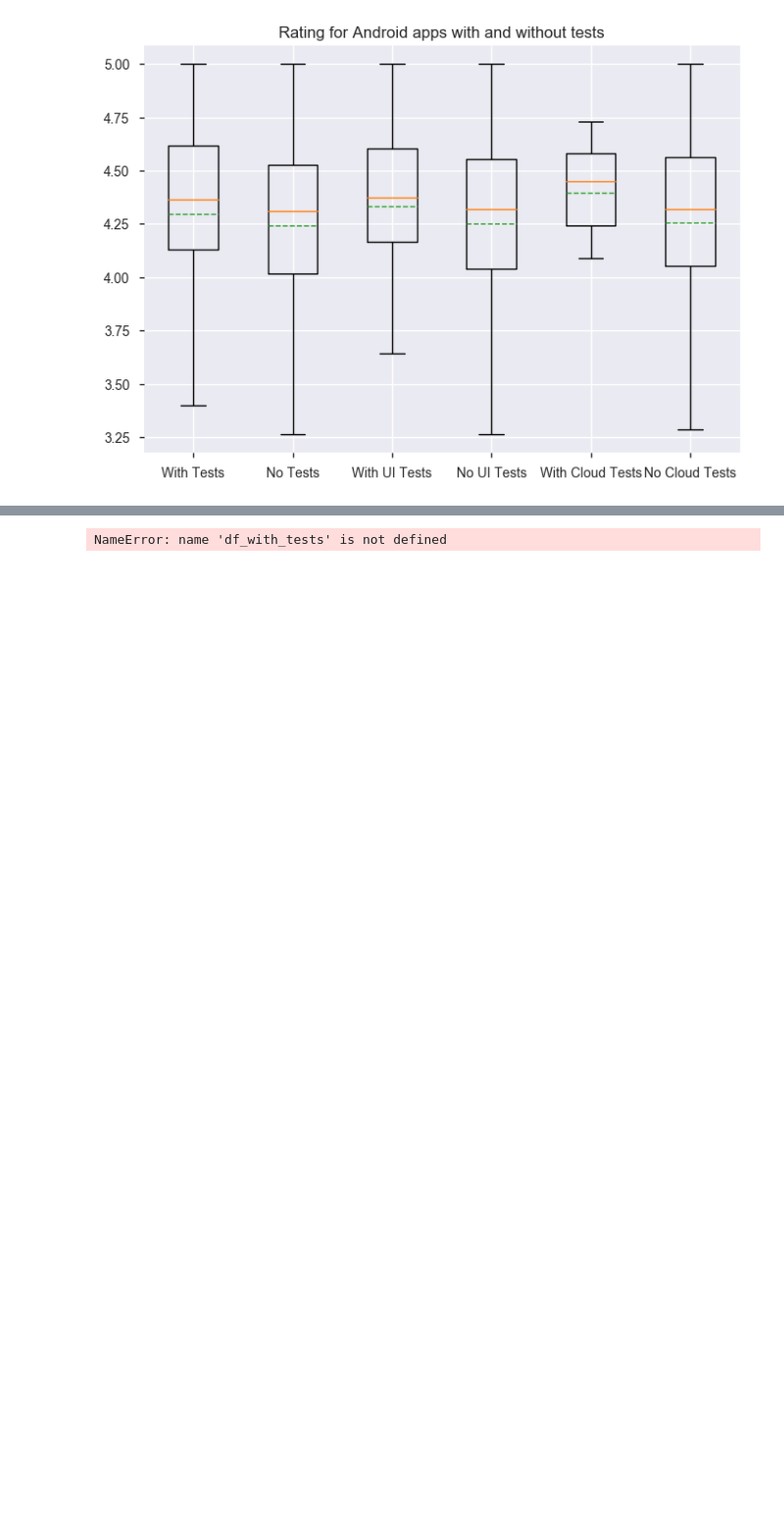
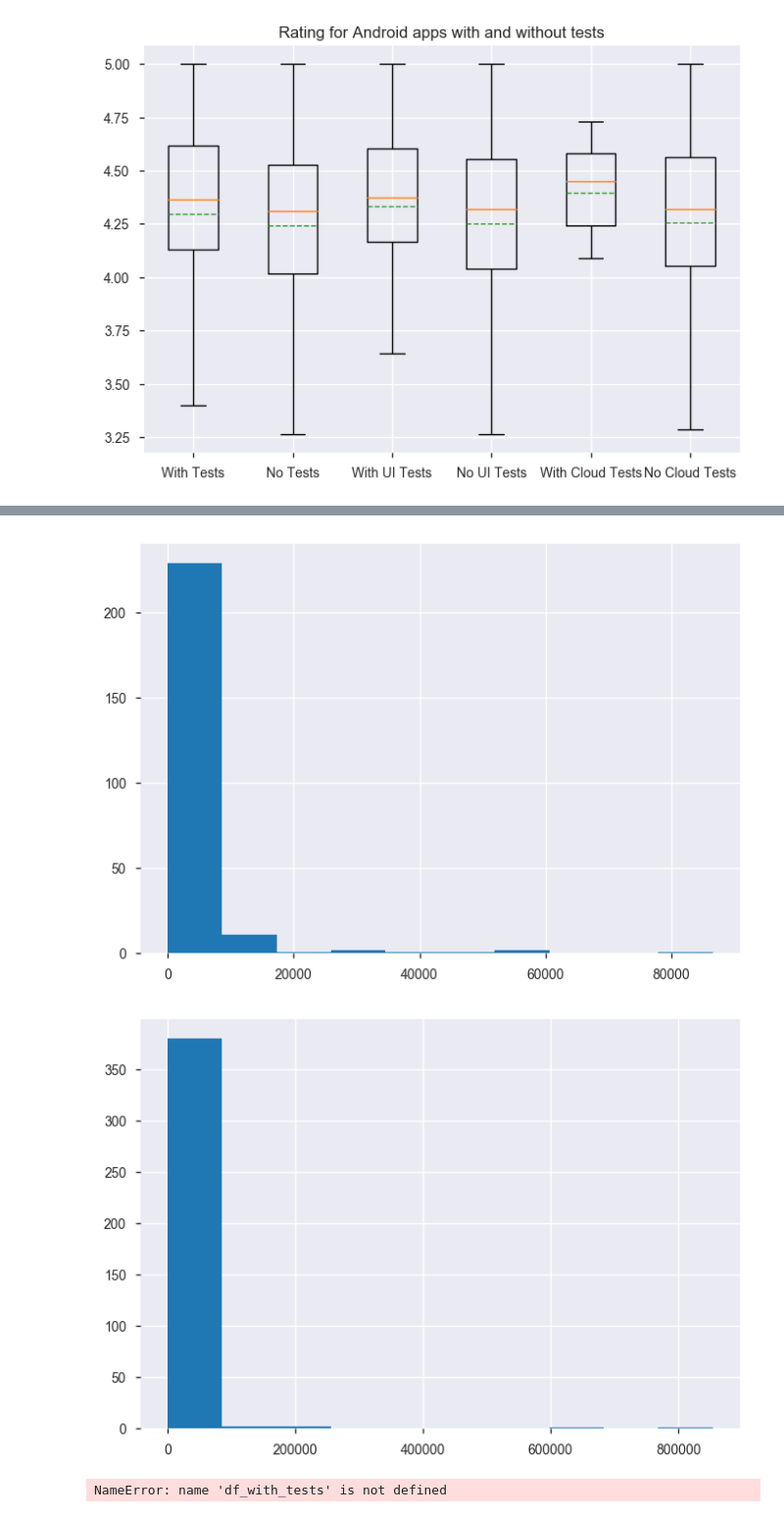
Before and after one commit to luiscruz/android_test_inspector, a Jupyter notebook: exploratory_analysis/1_ea.ipynb, the cells around one changed output, grey strips where cells are left out. Shown at 98% size. Cells and saved outputs as stored; diff of their text form; code cells hidden in the pictures; blank space fills up the shorter version.

Commit message:
outlier detection

```diff
--- a/exploratory_analysis/1_ea.ipynb
+++ b/exploratory_analysis/1_ea.ipynb
@@ -898,0 +922,19 @@ MannwhitneyuResult(statistic=397.0, pvalue=0.02527291541281565)
+# %%
+import numpy as np
+from scipy import stats
+
+#df_without_outliers = df_with_google_data[~outliers_modified_z_score(df_with_google_data['rating_count'])]
+df_without_outliers = df_with_google_data[(np.abs(stats.zscore(df_with_google_data['rating_count'])) < 3)]
+
+
+
+a = df_without_outliers[df_without_outliers['tests']]['rating_count']
+#a = a[(np.abs(stats.zscore(a)) < 2)]
+#a = a[~outliers_modified_z_score(a)]
+b = df_without_outliers[~df_without_outliers['tests']]['rating_count']
+#b = b[~outliers_modified_z_score(b)]
+#b = b[(np.abs(stats.zscore(b)) < 2)]
+print(a.mean())
+print(b.mean())
+
+compare_two_populations(a,b, 'with', 'without')
@@ -899,3 +992,11 @@ MannwhitneyuResult(statistic=397.0, pvalue=0.02527291541281565)
+# %%
+a.hist()
+plt.figure()
+b.hist()
+pass
+# %% [output]
+[figure, added]
+[figure, added]
 # %%
 x = range(0, 10000 , 100)
 y_with_tests = tuple(df_with_tests[df_with_tests['rating_count']>i]['rating_value'].mean() for i in x)
```
Also changed, not shown: parts of 11 cells of this notebook, 1 other file.
